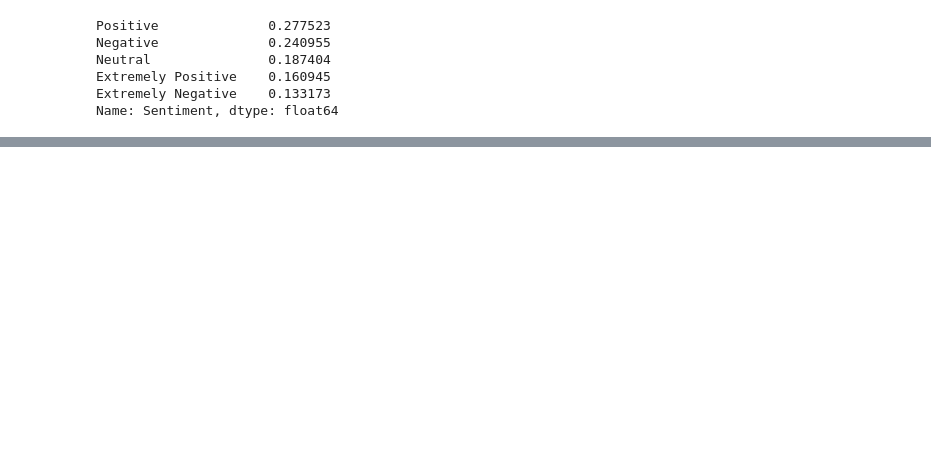
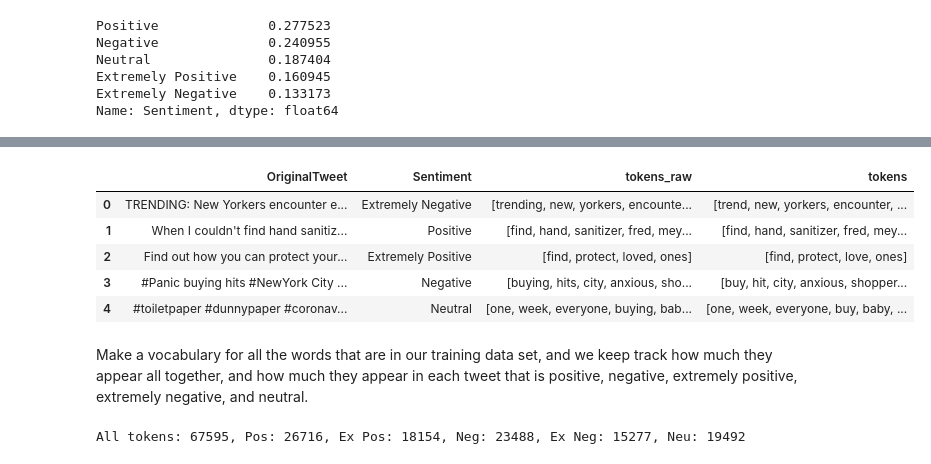
Before and after one commit to Asianspinmaster/cs39aa_project, a Jupyter notebook: project_part1.ipynb, the cells around one changed output, grey strips where cells are left out. Saved outputs shown, nothing was run; the diff lists cells and outputs as text; code cells hidden in the pictures; blank space fills up the shorter version.

```diff
--- a/project_part1.ipynb
+++ b/project_part1.ipynb
@@ -79,0 +77,3 @@ Name: Sentiment, dtype: float64
+# %%
+test_data['tokens_raw'] = test_data['OriginalTweet'].apply(lambda x: tk.tokenize(x.lower()))
+test_data.head()
@@ -79,0 +105,5 @@ Name: Sentiment, dtype: float64
+# %%
+test_data['tokens_raw'] = test_data['tokens_raw'].apply(lambda x: [w for w in x if w not in stop])
+test_data['tokens_raw'] = test_data['tokens_raw'].apply(lambda x: [w for w in x if w not in removechars])
+test_data['tokens_raw'] = test_data['tokens_raw'].apply(lambda x: [w for w in x if not re.match('^#', w)])
+test_data.head()
@@ -79,0 +137,38 @@ Name: Sentiment, dtype: float64
+# %%
+test_data['tokens'] = test_data['tokens_raw'].apply(lambda x: [lemmatizer.lemmatize(w, pos="v") for w in x])
+test_data.head()
+# %% [output]
+|  | OriginalTweet | Sentiment | tokens_raw | tokens |
+| 0 | TRENDING: New Yorkers encounter e... | Extremely Negative | [trending, new, yorkers, encounte... | [trend, new, yorkers, encounter, ... |
+| 1 | When I couldn't find hand sanitiz... | Positive | [find, hand, sanitizer, fred, mey... | [find, hand, sanitizer, fred, mey... |
+| 2 | Find out how you can protect your... | Extremely Positive | [find, protect, loved, ones] | [find, protect, love, ones] |
+| 3 | #Panic buying hits #NewYork City ... | Negative | [buying, hits, city, anxious, sho... | [buy, hit, city, anxious, shopper... |
+| 4 | #toiletpaper #dunnypaper #coronav... | Neutral | [one, week, everyone, buying, bab... | [one, week, everyone, buy, baby, ... |
+# %% [markdown]
+Make a vocabulary for all the words that are in our training data set, and we keep track how much they appear all together, and how much they appear in each tweet that is positive, negative, extremely positive, extremely negative, and neutral.
+# %%
+train_pos = train_data[train_data['Sentiment'] == 'Positive']
+train_expos = train_data[train_data['Sentiment'] == 'Extremely Positive']
+train_neg = train_data[train_data['Sentiment'] == 'Negative']
+train_exneg = train_data[train_data['Sentiment'] == 'Extremely Negative']
+train_neu = train_data[train_data['Sentiment'] == 'Neutral']
+
+def vocab_list(tokens_column):
+    vocab = dict()
+    for tweet_tokens in tokens_column:
+        for token in tweet_tokens:
+            if token not in vocab:
+                vocab[token] = 1
+            else:
+                vocab[token] += 1
+    return vocab
+
+vocab_all = dict(sorted(vocab_list(train_data['tokens']).items(), key=lambda item: item[1], reverse=True))
+vocab_pos = dict(sorted(vocab_list(train_pos['tokens']).items(), key=lambda item: item[1], reverse=True))
+vocab_expos = dict(sorted(vocab_list(train_expos['tokens']).items(), key=lambda item: item[1], reverse=True))
+vocab_neg = dict(sorted(vocab_list(train_neg['tokens']).items(), key=lambda item: item[1], reverse=True))
+vocab_exneg = dict(sorted(vocab_list(train_exneg['tokens']).items(), key=lambda item: item[1], reverse=True))
+vocab_neu = dict(sorted(vocab_list(train_neu['tokens']).items(), key=lambda item: item[1], reverse=True))
+print(f"All tokens: {len(vocab_all)}, Pos: {len(vocab_pos)}, Ex Pos: {len(vocab_expos)}, Neg: {len(vocab_neg)}, Ex Neg: {len(vocab_exneg)}, Neu: {len(vocab_neu)}")
+# %% [output]
+All tokens: 67595, Pos: 26716, Ex Pos: 18154, Neg: 23488, Ex Neg: 15277, Neu: 19492
```
Also changed, not shown: parts of 29 cells of this notebook.
